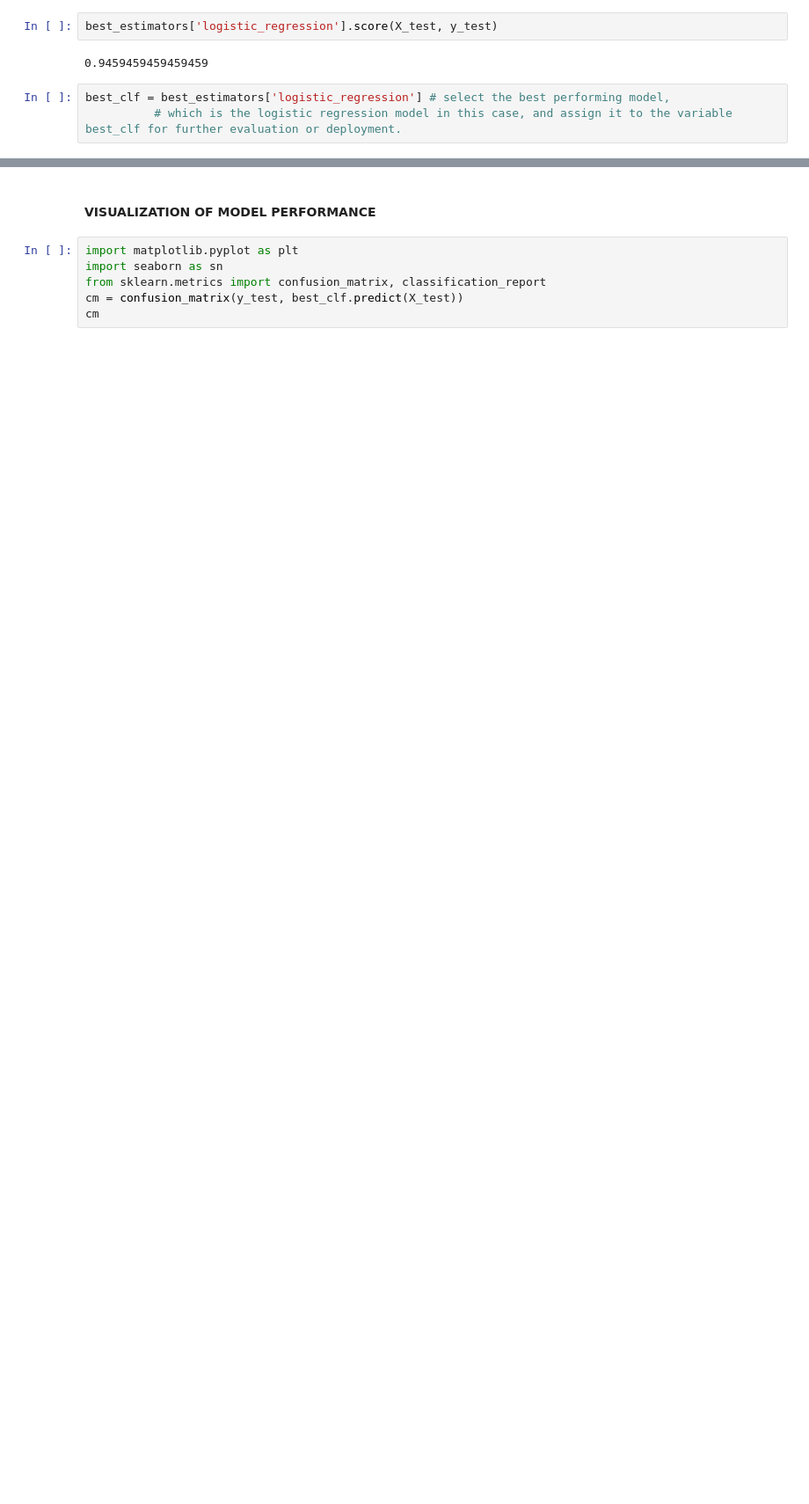
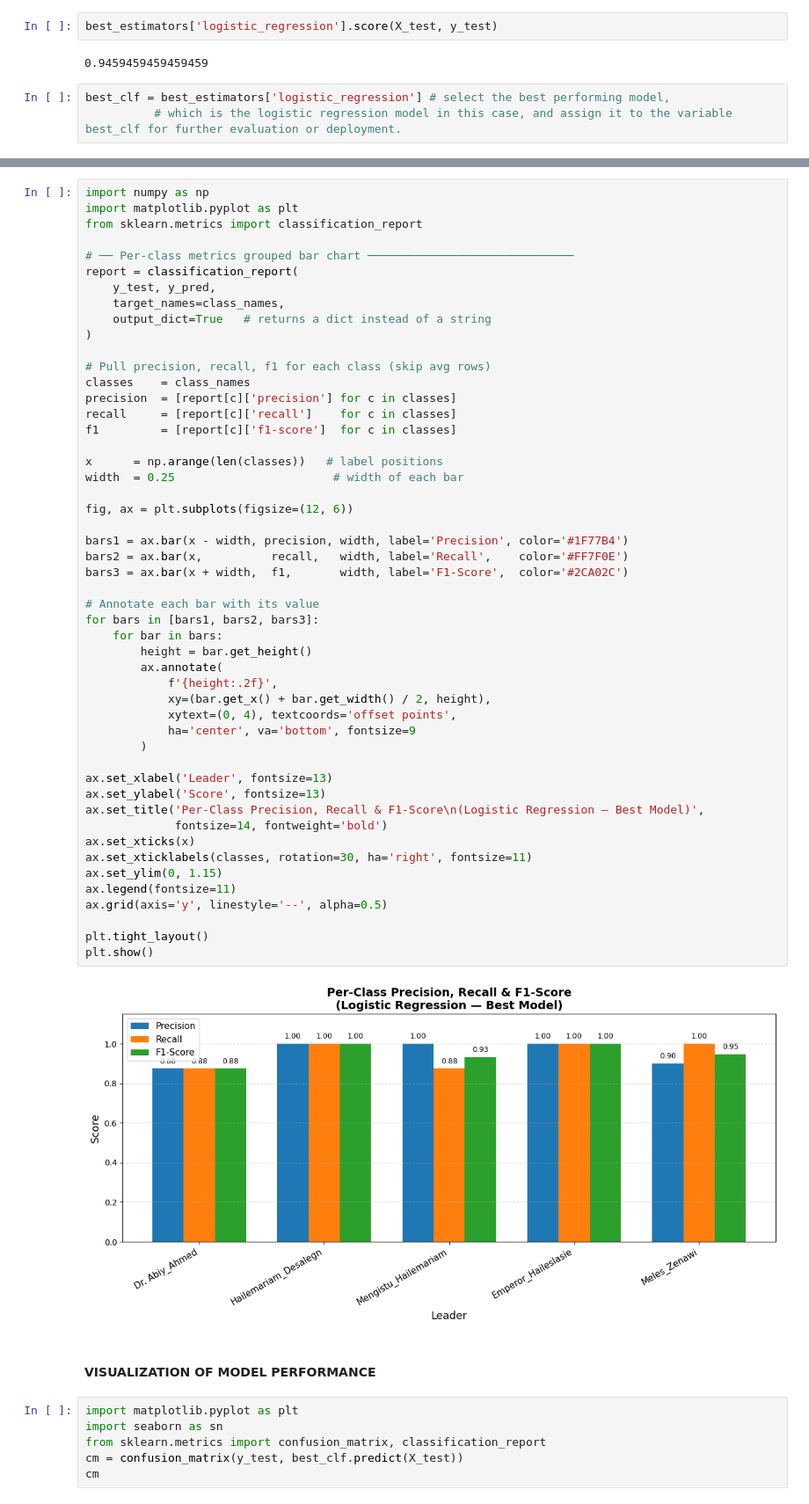
Before and after one commit to muhe-byte/Leaders_Image_Classification_Model, a Jupyter notebook: Cleaning & Modeling.ipynb, the cells around one changed output, grey strips where cells are left out. Shown at 88% size. Drawn from its saved outputs; the diff is of its cells as text; blank space fills up the shorter version.

```diff
--- a/Cleaning & Modeling.ipynb
+++ b/Cleaning & Modeling.ipynb
@@ -481,3 +674,55 @@ Mengistu_Hailemariam       1.00      0.75      0.86         4
+# %%
+import numpy as np
+import matplotlib.pyplot as plt
+from sklearn.metrics import classification_report
+
+# ── Per-class metrics grouped bar chart ──────────────────────────────
+report = classification_report(
+    y_test, y_pred,
+    target_names=class_names,
+    output_dict=True   # returns a dict instead of a string
+)
+
+# Pull precision, recall, f1 for each class (skip avg rows)
+classes    = class_names
+precision  = [report[c]['precision'] for c in classes]
+recall     = [report[c]['recall']    for c in classes]
+f1         = [report[c]['f1-score']  for c in classes]
+
+x      = np.arange(len(classes))   # label positions
+width  = 0.25                       # width of each bar
+
+fig, ax = plt.subplots(figsize=(12, 6))
+
+bars1 = ax.bar(x - width, precision, width, label='Precision', color='#1F77B4')
+bars2 = ax.bar(x,          recall,   width, label='Recall',    color='#FF7F0E')
+bars3 = ax.bar(x + width,  f1,       width, label='F1-Score',  color='#2CA02C')
+
+# Annotate each bar with its value
+for bars in [bars1, bars2, bars3]:
+    for bar in bars:
+        height = bar.get_height()
+        ax.annotate(
+            f'{height:.2f}',
+            xy=(bar.get_x() + bar.get_width() / 2, height),
+            xytext=(0, 4), textcoords='offset points',
+            ha='center', va='bottom', fontsize=9
+        )
+
+ax.set_xlabel('Leader', fontsize=13)
+ax.set_ylabel('Score', fontsize=13)
+ax.set_title('Per-Class Precision, Recall & F1-Score\n(Logistic Regression — Best Model)',
+             fontsize=14, fontweight='bold')
+ax.set_xticks(x)
+ax.set_xticklabels(classes, rotation=30, ha='right', fontsize=11)
+ax.set_ylim(0, 1.15)
+ax.legend(fontsize=11)
+ax.grid(axis='y', linestyle='--', alpha=0.5)
+
+plt.tight_layout()
+plt.show()
+# %% [output]
+[figure, added]
 # %% [markdown]
 #### VISUALIZATION OF MODEL PERFORMANCE
 # %%
```
Also changed, not shown: parts of 39 cells of this notebook, 6 other files.
